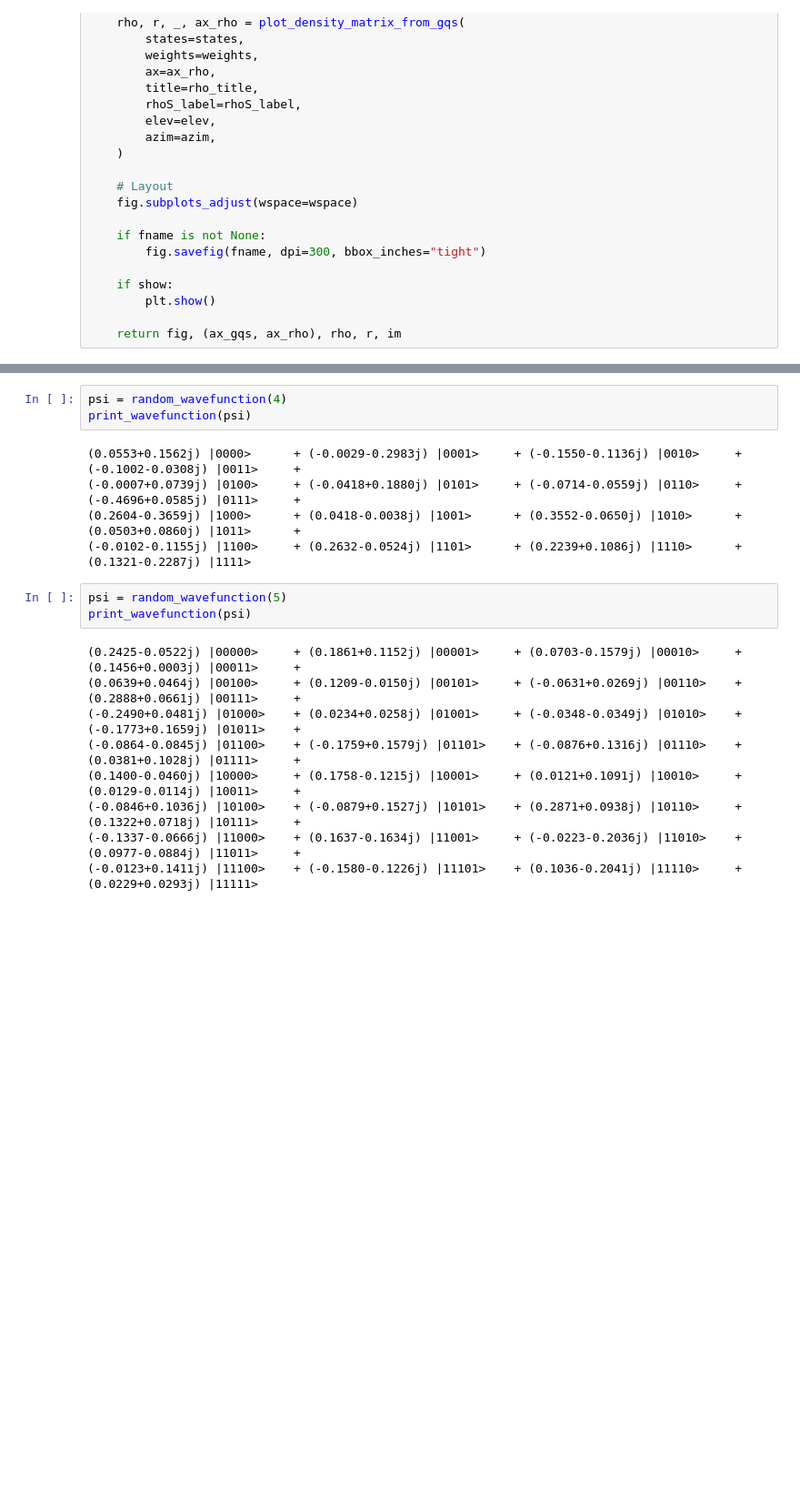
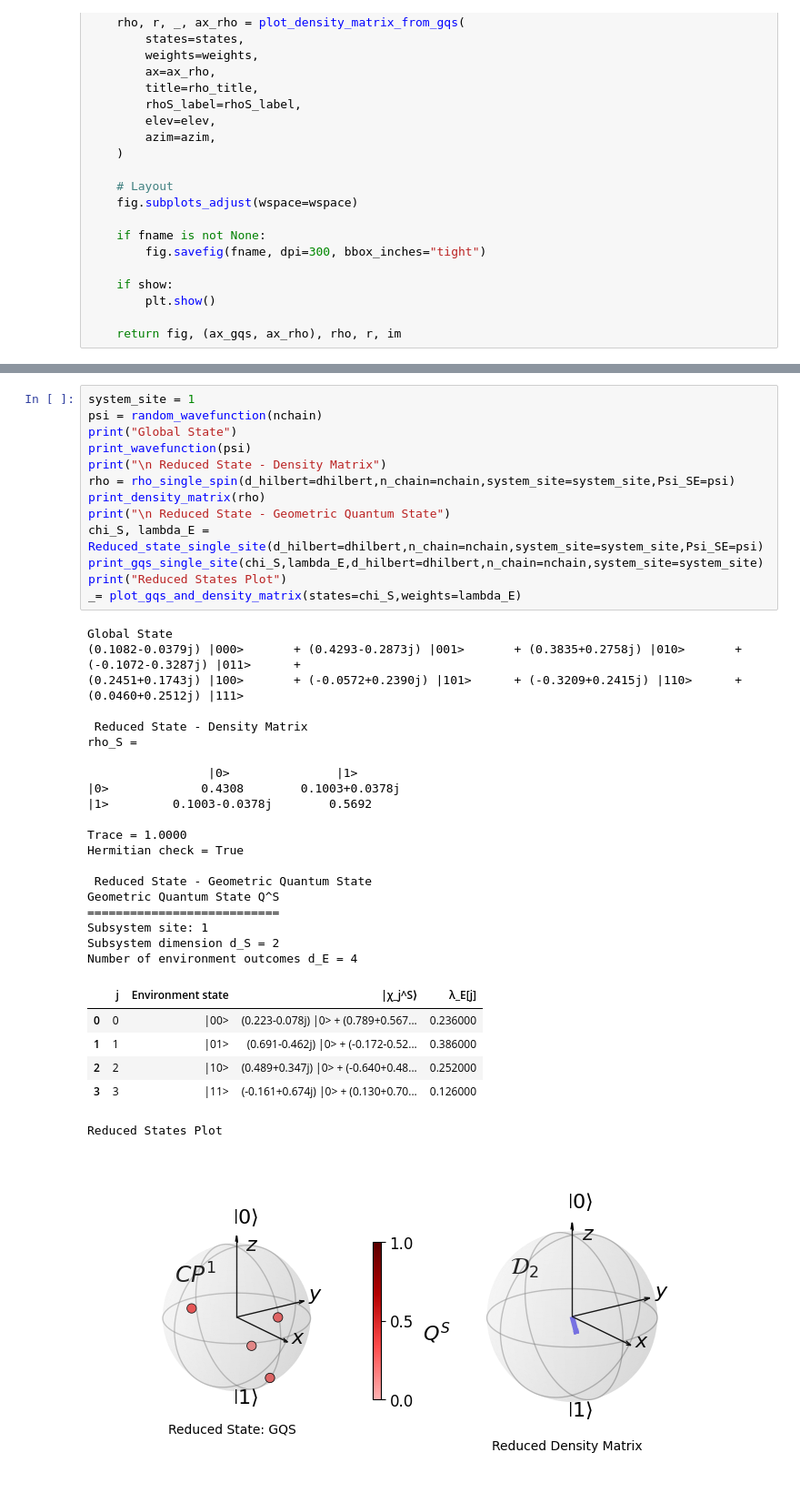
Before and after one commit to Kommmi/Qaos, a Jupyter notebook: 01_GQS.ipynb, the cells around one changed output, grey strips where cells are left out. Shown at 91% size. Cells and saved outputs as stored; diff of their text form; blank space fills up the shorter version.

```diff
--- a/01_GQS.ipynb
+++ b/01_GQS.ipynb
@@ -984,20 +977,41 @@ lambda_E[3] = 0.4908
-# %%
-psi = random_wavefunction(4)
-print_wavefunction(psi)
-# %% [output]
-(0.0553+0.1562j) |0000>      + (-0.0029-0.2983j) |0001>     + (-0.1550-0.1136j) |0010>     + (-0.1002-0.0308j) |0011>     +
-(-0.0007+0.0739j) |0100>     + (-0.0418+0.1880j) |0101>     + (-0.0714-0.0559j) |0110>     + (-0.4696+0.0585j) |0111>     +
-(0.2604-0.3659j) |1000>      + (0.0418-0.0038j) |1001>      + (0.3552-0.0650j) |1010>      + (0.0503+0.0860j) |1011>      +
-(-0.0102-0.1155j) |1100>     + (0.2632-0.0524j) |1101>      + (0.2239+0.1086j) |1110>      + (0.1321-0.2287j) |1111>
-# %%
-psi = random_wavefunction(5)
-print_wavefunction(psi)
-# %% [output]
-(0.2425-0.0522j) |00000>     + (0.1861+0.1152j) |00001>     + (0.0703-0.1579j) |00010>     + (0.1456+0.0003j) |00011>     +
-(0.0639+0.0464j) |00100>     + (0.1209-0.0150j) |00101>     + (-0.0631+0.0269j) |00110>    + (0.2888+0.0661j) |00111>     +
-(-0.2490+0.0481j) |01000>    + (0.0234+0.0258j) |01001>     + (-0.0348-0.0349j) |01010>    + (-0.1773+0.1659j) |01011>    +
-(-0.0864-0.0845j) |01100>    + (-0.1759+0.1579j) |01101>    + (-0.0876+0.1316j) |01110>    + (0.0381+0.1028j) |01111>     +
-(0.1400-0.0460j) |10000>     + (0.1758-0.1215j) |10001>     + (0.0121+0.1091j) |10010>     + (0.0129-0.0114j) |10011>     +
-(-0.0846+0.1036j) |10100>    + (-0.0879+0.1527j) |10101>    + (0.2871+0.0938j) |10110>     + (0.1322+0.0718j) |10111>     +
-(-0.1337-0.0666j) |11000>    + (0.1637-0.1634j) |11001>     + (-0.0223-0.2036j) |11010>    + (0.0977-0.0884j) |11011>     +
-(-0.0123+0.1411j) |11100>    + (-0.1580-0.1226j) |11101>    + (0.1036-0.2041j) |11110>     + (0.0229+0.0293j) |11111>
+# %%
+system_site = 1
+psi = random_wavefunction(nchain)
+print("Global State")
+print_wavefunction(psi)
+print("\n Reduced State - Density Matrix")
+rho = rho_single_spin(d_hilbert=dhilbert,n_chain=nchain,system_site=system_site,Psi_SE=psi)
+print_density_matrix(rho)
+print("\n Reduced State - Geometric Quantum State")
+chi_S, lambda_E = Reduced_state_single_site(d_hilbert=dhilbert,n_chain=nchain,system_site=system_site,Psi_SE=psi)
+print_gqs_single_site(chi_S,lambda_E,d_hilbert=dhilbert,n_chain=nchain,system_site=system_site)
+print("Reduced States Plot")
+_= plot_gqs_and_density_matrix(states=chi_S,weights=lambda_E)
+# %% [output]
+Global State
+(0.1082-0.0379j) |000>       + (0.4293-0.2873j) |001>       + (0.3835+0.2758j) |010>       + (-0.1072-0.3287j) |011>      +
+(0.2451+0.1743j) |100>       + (-0.0572+0.2390j) |101>      + (-0.3209+0.2415j) |110>      + (0.0460+0.2512j) |111>
+
+ Reduced State - Density Matrix
+rho_S =
+
+                 |0>               |1>
+|0>             0.4308        0.1003+0.0378j
+|1>         0.1003-0.0378j        0.5692
+
+Trace = 1.0000
+Hermitian check = True
+
+ Reduced State - Geometric Quantum State
+Geometric Quantum State Q^S
+===========================
+Subsystem site: 1
+Subsystem dimension d_S = 2
+Number of environment outcomes d_E = 4
+|  | j | Environment state | |χ_j^S⟩ | λ_E[j] |
+| 0 | 0 | |00> | (0.223-0.078j) |0> + (0.789+0.567... | 0.236000 |
+| 1 | 1 | |01> | (0.691-0.462j) |0> + (-0.172-0.52... | 0.386000 |
+| 2 | 2 | |10> | (0.489+0.347j) |0> + (-0.640+0.48... | 0.252000 |
+| 3 | 3 | |11> | (-0.161+0.674j) |0> + (0.130+0.70... | 0.126000 |
+Reduced States Plot
+[figure, added]
```
Also changed, not shown: parts of 8 cells of this notebook.
